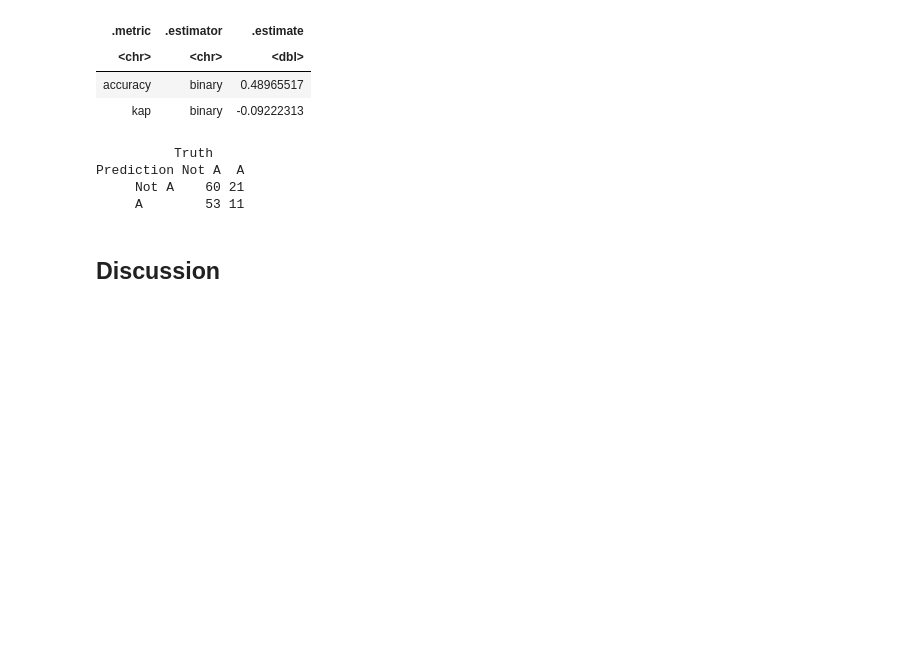
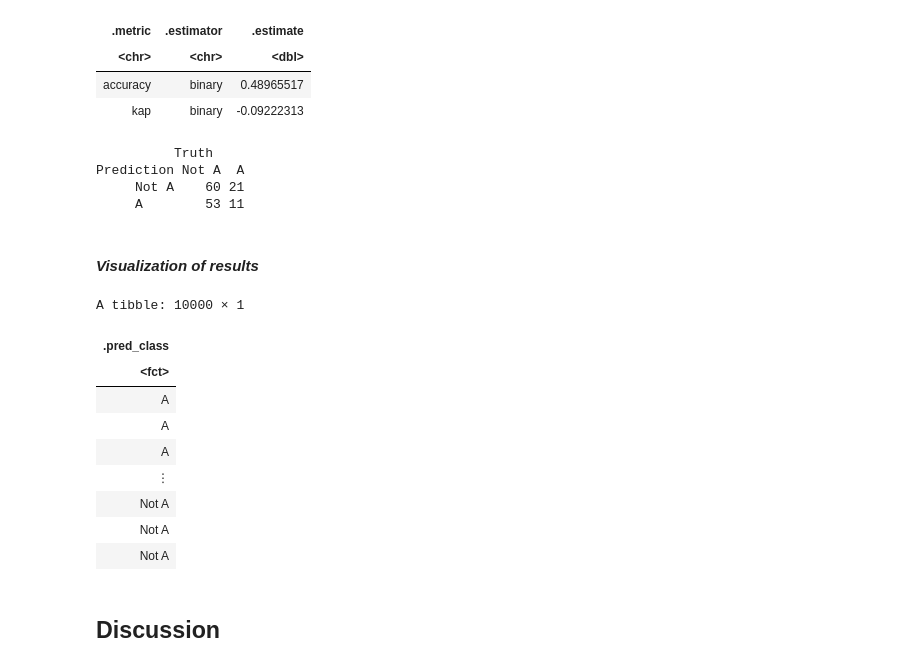
Before and after one commit to R0yBoy/DSCI100_Project, a Jupyter notebook: Project Report.ipynb, the cells around one changed output. Cells and saved outputs as stored; diff of their text form; code cells hidden in the pictures; blank space fills up the shorter version.

Commit message:
Inserted discussion, started visualization of results

```diff
--- a/Project Report.ipynb
+++ b/Project Report.ipynb
@@ -357,5 +362,32 @@ A tibble: 2 × 3
 Prediction Not A  A
      Not A    60 21
      A        53 11
+# %% [markdown]
+#### *Visualization of results*
+# %%
+# creates a grid of STG and STR values, arranges into dataframe
+stg_grid <- seq(min(user_knowledge_testing$STG),
+               max(user_knowledge_testing$STG),
+               length.out = 100)
+str_grid <- seq(min(user_knowledge_testing$STR),
+               max(user_knowledge_testing$STR),
+               length.out = 100)
+st_grid <- as_tibble(expand.grid(STG = stg_grid,
+                                STR = str_grid))
+
+# makes predictions on the grid values using the lg_fit workflow
+knn_pred_grid <- predict(lg_fit, st_grid)
+knn_pred_grid
+# %% [output]
+A tibble: 10000 × 1
+| .pred_class |
+| <fct> |
+| A |
+| A |
+| A |
+| ⋮ |
+| Not A |
+| Not A |
+| Not A |
 # %% [markdown]
 ## Discussion
```
Also changed, not shown: parts of 3 cells of this notebook.
